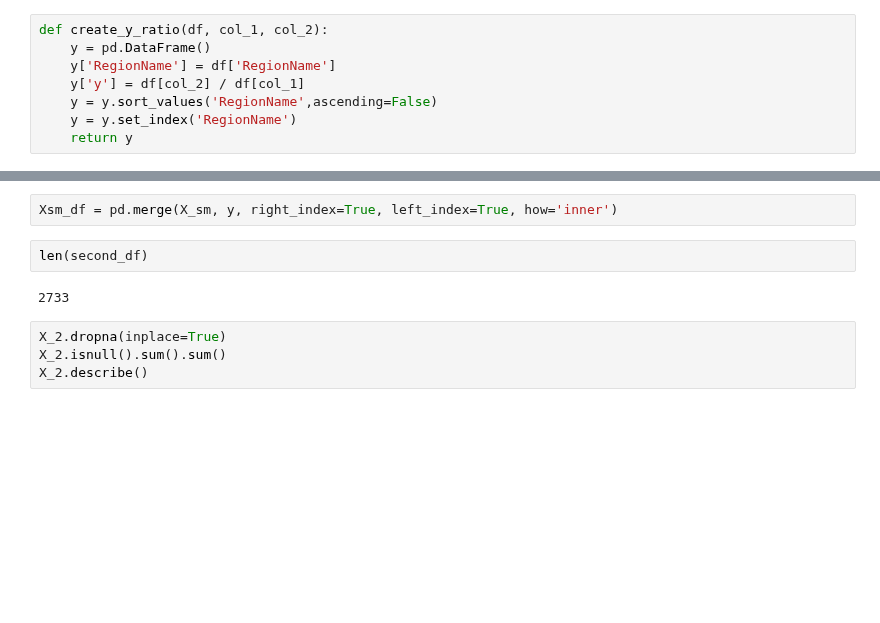
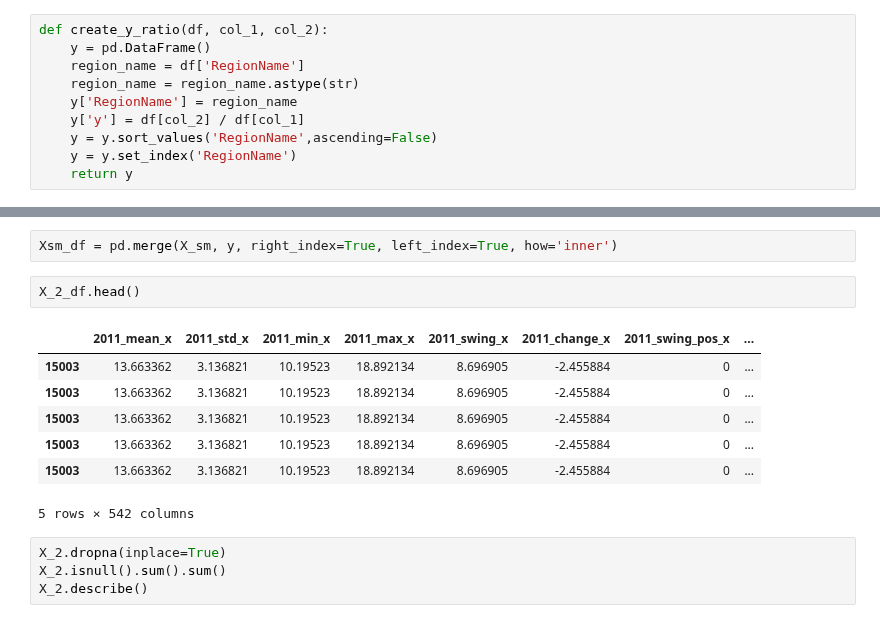
Before and after one commit to kthoward/Thinkful, a Jupyter notebook: Final_Capstone/Notebooks/Condensed_project_add_yelp.ipynb, the cells around one changed output, grey strips where cells are left out. Cells and saved outputs as stored; diff of their text form; blank space fills up the shorter version.

```diff
--- a/Final_Capstone/Notebooks/Condensed_project_add_yelp.ipynb
+++ b/Final_Capstone/Notebooks/Condensed_project_add_yelp.ipynb
@@ -535,7 +567,9 @@ list_of_file_names[24:50]
 # %%
 def create_y_ratio(df, col_1, col_2):
     y = pd.DataFrame()
-    y['RegionName'] = df['RegionName']
+    region_name = df['RegionName']
+    region_name = region_name.astype(str)
+    y['RegionName'] = region_name
     y['y'] = df[col_2] / df[col_1]
     y = y.sort_values('RegionName',ascending=False)
     y = y.set_index('RegionName')
@@ -576,10 +610,16 @@ Xm_df = pd.merge(X_m, y, right_index=True, left_index=True, how='inner')
 Xs_df = pd.merge(X_s, y, right_index=True, left_index=True, how='inner')
 # %%
 Xsm_df = pd.merge(X_sm, y, right_index=True, left_index=True, how='inner')
-# %%
-len(second_df)
-# %% [output]
-2733
+# %%
+X_2_df.head()
+# %% [output]
+|  | 2011_mean_x | 2011_std_x | 2011_min_x | 2011_max_x | 2011_swing_x | 2011_change_x | 2011_swing_pos_x | ... |
+| 15003 | 13.663362 | 3.136821 | 10.19523 | 18.892134 | 8.696905 | -2.455884 | 0 | ... |
+| 15003 | 13.663362 | 3.136821 | 10.19523 | 18.892134 | 8.696905 | -2.455884 | 0 | ... |
+| 15003 | 13.663362 | 3.136821 | 10.19523 | 18.892134 | 8.696905 | -2.455884 | 0 | ... |
+| 15003 | 13.663362 | 3.136821 | 10.19523 | 18.892134 | 8.696905 | -2.455884 | 0 | ... |
+| 15003 | 13.663362 | 3.136821 | 10.19523 | 18.892134 | 8.696905 | -2.455884 | 0 | ... |
+5 rows × 542 columns
 # %%
 X_2.dropna(inplace=True)
 X_2.isnull().sum().sum()
```
Also changed, not shown: parts of 26 cells of this notebook.
